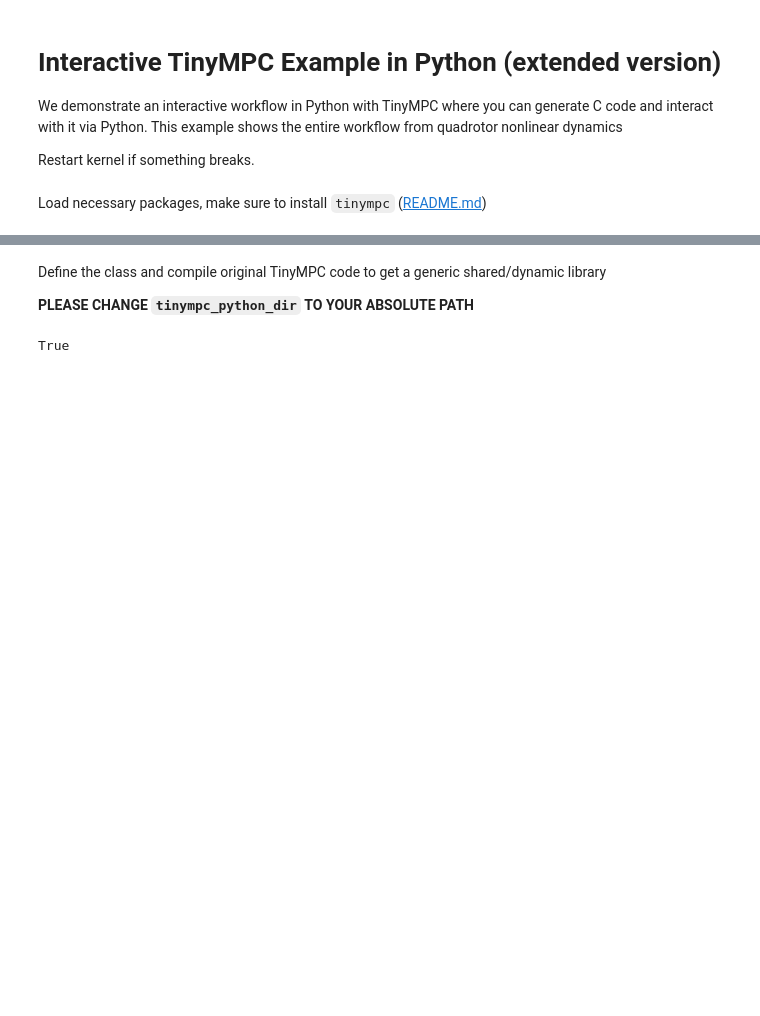
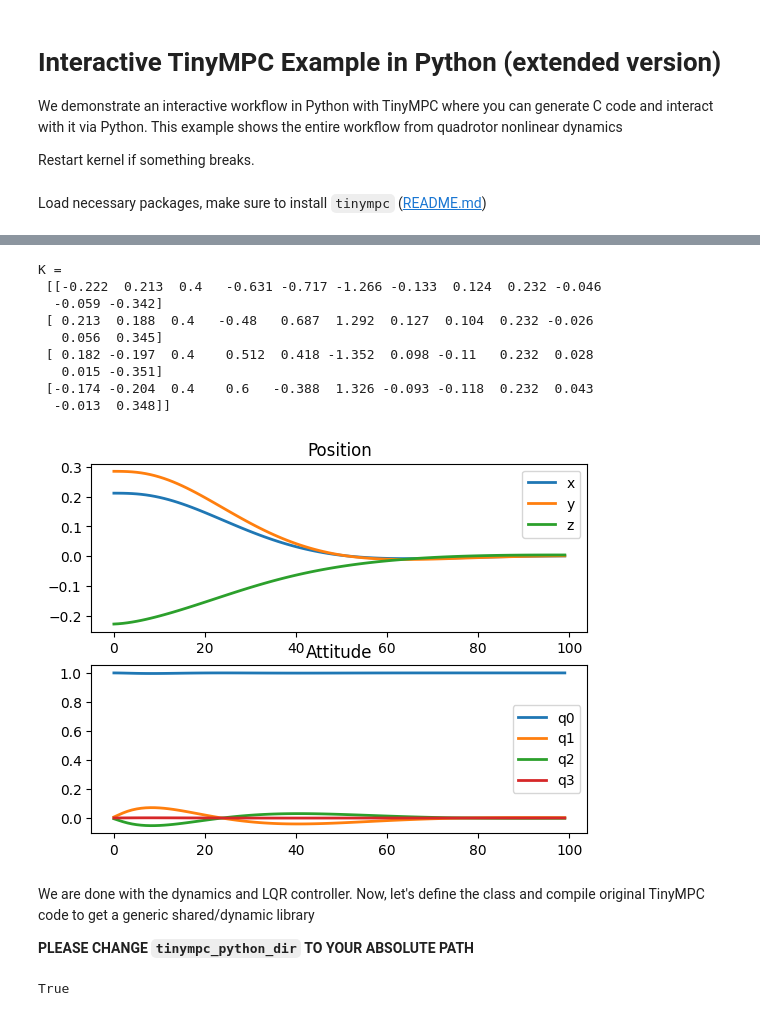
Before and after one commit to TinyMPC/tinympc-python, a Jupyter notebook: examples/interactive_quadrotor_ext.ipynb, the cells around one changed output, grey strips where cells are left out. Drawn from its saved outputs; the diff is of its cells as text; code cells hidden in the pictures; blank space fills up the shorter version.

```diff
--- a/examples/interactive_quadrotor_ext.ipynb
+++ b/examples/interactive_quadrotor_ext.ipynb
@@ -11,5 +182,51 @@ import math
+# %%
+# Riccati recursion on the linearized dynamics
+max_dev_x = np.array([0.1, 0.1, 0.1,  0.5, 0.5, 0.03,  0.5, 0.5, 0.5,  0.7, 0.7, 0.2])
+max_dev_u = np.array([0.5, 0.5, 0.5, 0.5])/6
+Q = np.diag(1./max_dev_x**2)
+R = np.diag(1./max_dev_u**2)
+# print("Q = \n", Q)
+# print("R = \n", R)
+
+P = Q
+for i in range(100):
+    P = Q + Anp.T @ P @ Anp - Anp.T @ P @ Bnp @ inv(R + Bnp.T @ P @ Bnp) @ Bnp.T @ P @ Anp
+    # print(P)
+    K = inv(R + Bnp.T @ P @ Bnp) @ Bnp.T @ P @ Anp
+print("K = \n", K)
+
+# Drive the system from initial state to the hovering state using the LQR controller:
+# LQR controller, input is 13x1 state vector
+def lqr_controller(x):
+    q = x[3:7]
+    phi = qtorp(L(qg).T @ q)
+    delta_x = np.hstack([x[0:3]-rg, phi, x[7:10]-vg, x[10:13]-omgg])
+    return -K @ delta_x + u0
+
+x = x0
+x[0:3] = rg + 1*np.random.randn(3)/3  # initial position
+NSIM = 100
+x_all = []
+# simulate the dynamics with the LQR controller
+for i in range(NSIM):
+    u = lqr_controller(x)
+    x = quad_dynamics_rk4(x, u)
+    x_all.append(x)
+
+visualize_trajectory(x_all)
+# %% [output]
+K =
+ [[-0.222  0.213  0.4   -0.631 -0.717 -1.266 -0.133  0.124  0.232 -0.046
+  -0.059 -0.342]
+ [ 0.213  0.188  0.4   -0.48   0.687  1.292  0.127  0.104  0.232 -0.026
+   0.056  0.345]
+ [ 0.182 -0.197  0.4    0.512  0.418 -1.352  0.098 -0.11   0.232  0.028
+   0.015 -0.351]
+ [-0.174 -0.204  0.4    0.6   -0.388  1.326 -0.093 -0.118  0.232  0.043
+  -0.013  0.348]]
+[figure, added]
 # %% [markdown]
-Define the class and compile original TinyMPC code to get a generic shared/dynamic library
+We are done with the dynamics and LQR controller. Now, let's define the class and compile original TinyMPC code to get a generic shared/dynamic library
 
 **PLEASE CHANGE `tinympc_python_dir` TO YOUR ABSOLUTE PATH**
 # %%
```
Also changed, not shown: parts of 20 cells of this notebook, 1 other file.
